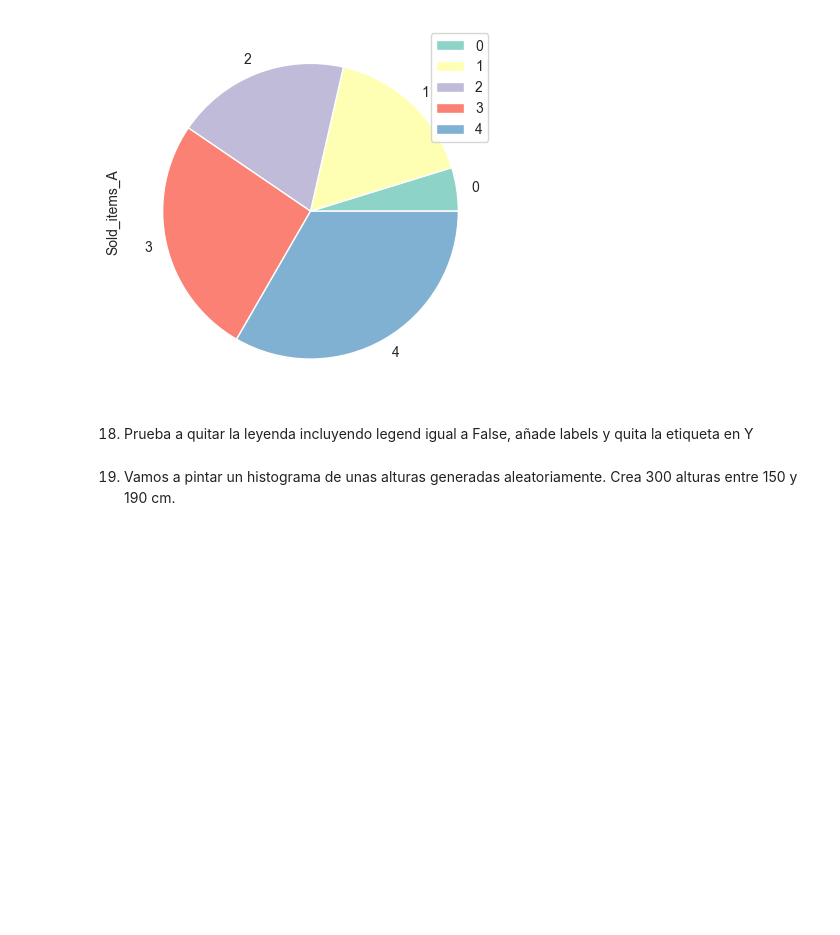
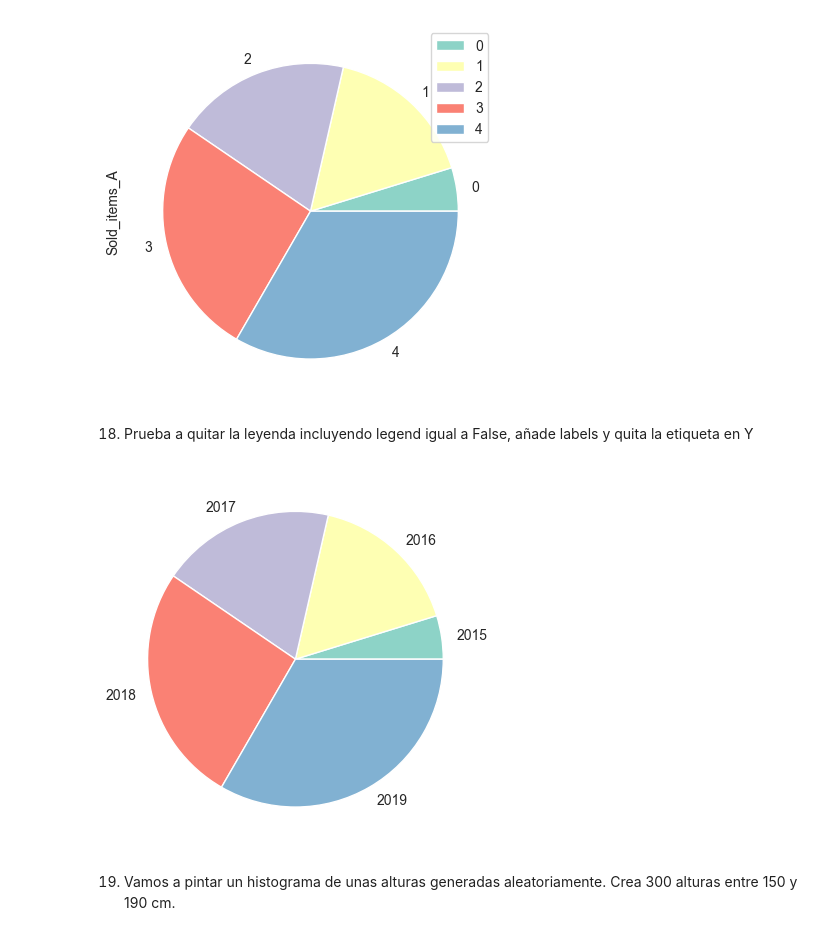
Before and after one commit to rafamd1/mi_copia_dsftmayo24semana1.1, a Jupyter notebook: semana 2 y 3/1_Data_Analysis/4-Visualization/1-Matplotlib/ejercicios/ejercicios_Matplotlib.ipynb, the cells around one changed output. Saved outputs shown, nothing was run; the diff lists cells and outputs as text; code cells hidden in the pictures; blank space fills up the shorter version.

```diff
--- a/semana 2 y 3/1_Data_Analysis/4-Visualization/1-Matplotlib/ejercicios/ejercicios_Matplotlib.ipynb
+++ b/semana 2 y 3/1_Data_Analysis/4-Visualization/1-Matplotlib/ejercicios/ejercicios_Matplotlib.ipynb
@@ -325,6 +325,12 @@ df.plot('Year', 'Sold_items_A', kind = 'pie')
 [figure]
 # %% [markdown]
 18. Prueba a quitar la leyenda incluyendo legend igual a False, añade labels y quita la etiqueta en Y
+# %%
+fig, ax = plt.subplots()
+df.plot('Year', 'Sold_items_A', kind='pie', ax=ax, legend=False, labels=df['Year'], ylabel='')
+plt.show()
+# %% [output]
+[figure, added]
 # %% [markdown]
 19. Vamos a pintar un histograma de unas alturas generadas aleatoriamente. Crea 300 alturas entre 150 y 190 cm.
 # %% [markdown]
```
Also changed, not shown: parts of 1 cell of this notebook.
